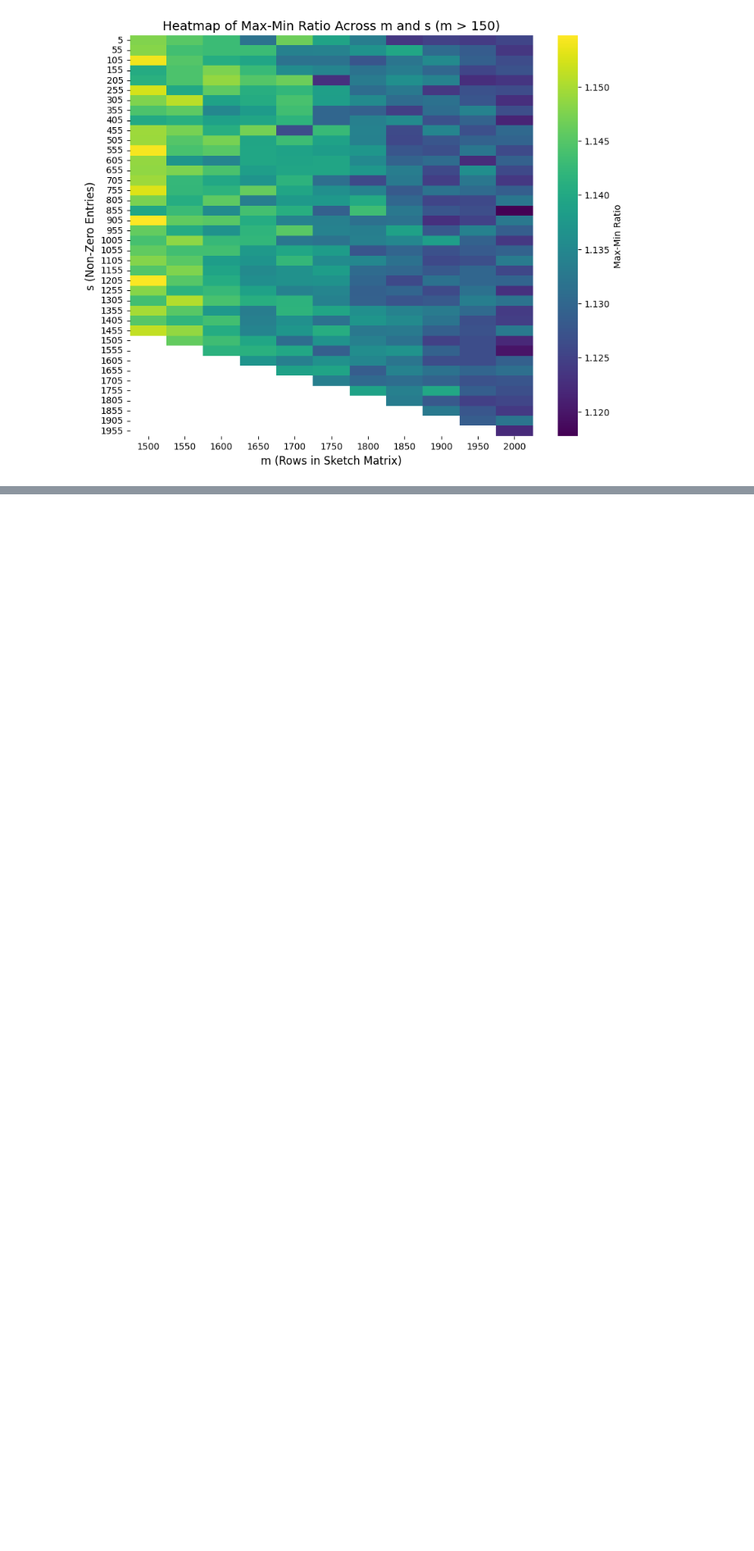
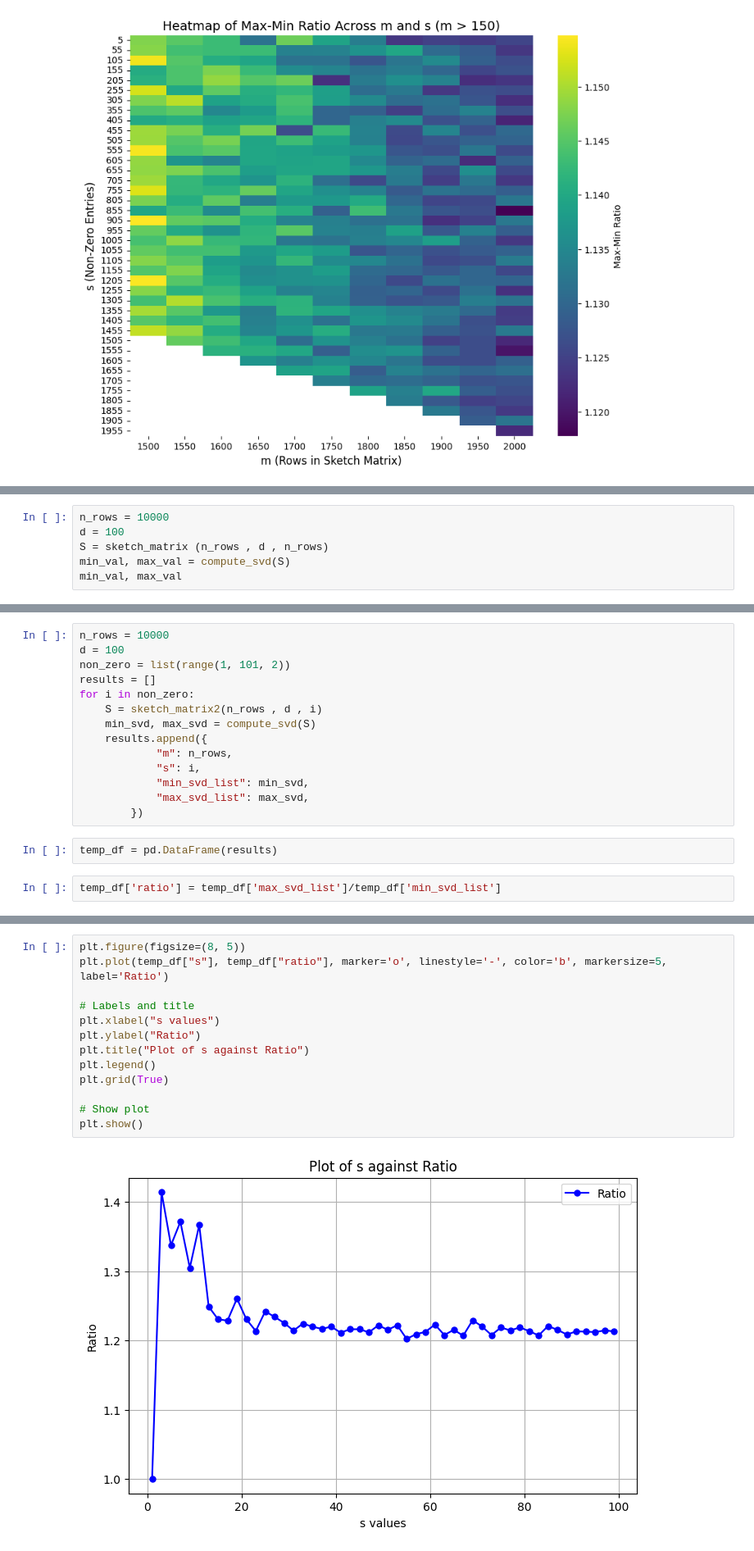
Before and after one commit to LakBoonJun1/DSA4288, a Jupyter notebook: Notebook/implementation.ipynb, the cells around one changed output, grey strips where cells are left out. Shown at 82% size. Drawn from its saved outputs; the diff is of its cells as text; blank space fills up the shorter version.

Commit message:
sparse matrix and matrix u with orthogonal columns

```diff
--- a/Notebook/implementation.ipynb
+++ b/Notebook/implementation.ipynb
@@ -497,0 +524,6 @@ plt.show()
+# %%
+n_rows = 10000
+d = 100
+S = sketch_matrix (n_rows , d , n_rows)
+min_val, max_val = compute_svd(S)
+min_val, max_val
@@ -497,0 +532,18 @@ plt.show()
+# %%
+n_rows = 10000
+d = 100
+non_zero = list(range(1, 101, 2))
+results = []
+for i in non_zero:
+    S = sketch_matrix2(n_rows , d , i)
+    min_svd, max_svd = compute_svd(S)
+    results.append({
+            "m": n_rows,
+            "s": i,
+            "min_svd_list": min_svd,
+            "max_svd_list": max_svd,
+        })
+# %%
+temp_df = pd.DataFrame(results)
+# %%
+temp_df['ratio'] = temp_df['max_svd_list']/temp_df['min_svd_list']
@@ -497,0 +572,15 @@ plt.show()
+# %%
+plt.figure(figsize=(8, 5))
+plt.plot(temp_df["s"], temp_df["ratio"], marker='o', linestyle='-', color='b', markersize=5, label='Ratio')
+
+# Labels and title
+plt.xlabel("s values")
+plt.ylabel("Ratio")
+plt.title("Plot of s against Ratio")
+plt.legend()
+plt.grid(True)
+
+# Show plot
+plt.show()
+# %% [output]
+[figure, added]
```
Also changed, not shown: parts of 28 cells of this notebook.
